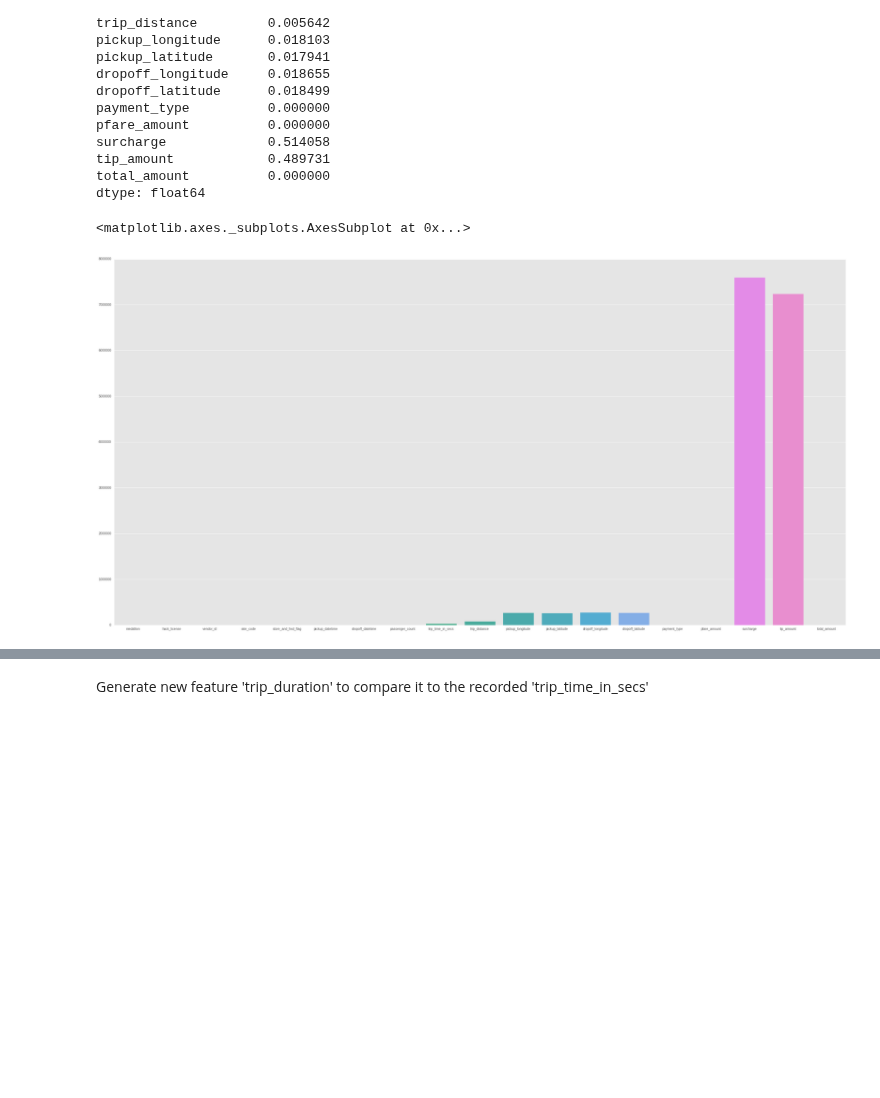
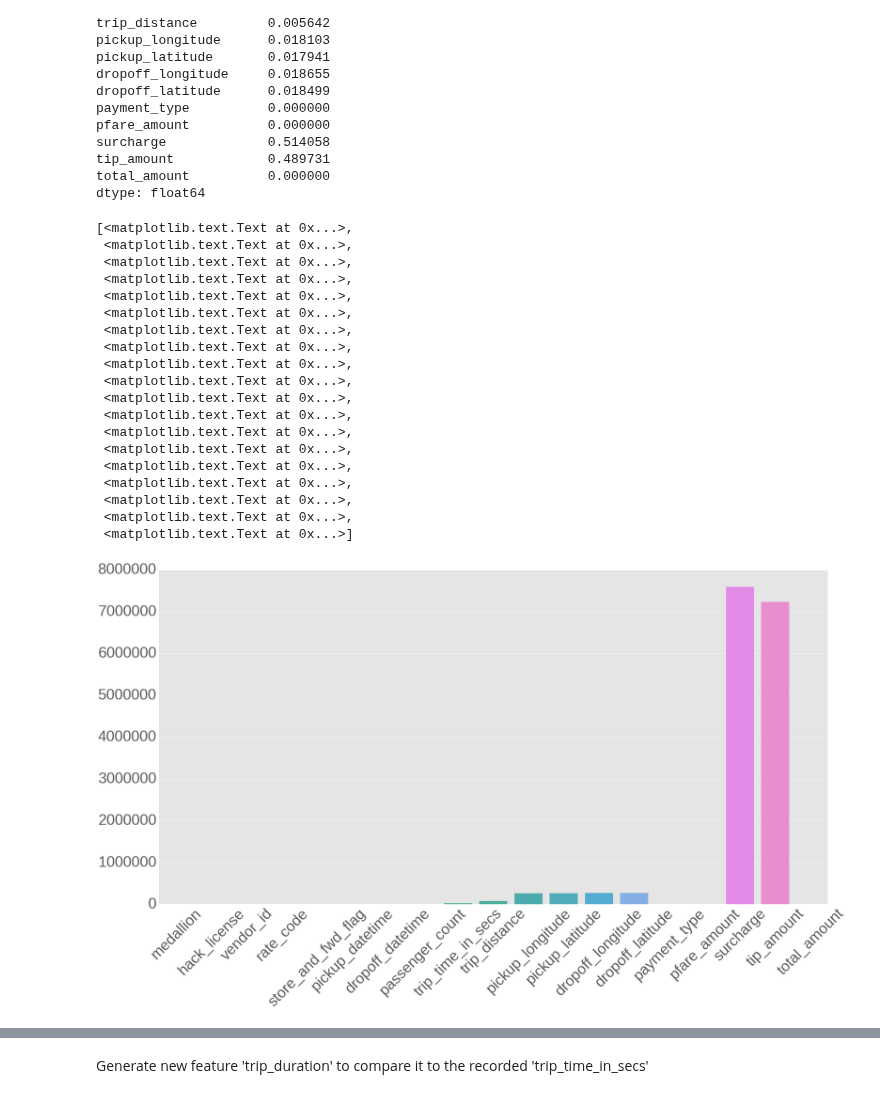
Before and after one commit to nikhase/nyc-taxi, a Jupyter notebook: monthlyDataAnalysis.ipynb, the cells around one changed output, grey strips where cells are left out. Cells and saved outputs as stored; diff of their text form; code cells hidden in the pictures; blank space fills up the shorter version.

```diff
--- a/monthlyDataAnalysis.ipynb
+++ b/monthlyDataAnalysis.ipynb
@@ -215,10 +215,30 @@ total_amount          0.000000
 dtype: float64
 # %%
 plt.figure(figsize=(40,20))
-sns.barplot(no_of_zeros.keys(), no_of_zeros.values) # only proof of concept
+sns.set_context('notebook',font_scale=5)
+seaplot = sns.barplot(no_of_zeros.keys(), no_of_zeros.values) # only proof of concept
+seaplot.set_xticklabels(seaplot.get_xticklabels(), rotation=45)
 # %% [output]
-<matplotlib.axes._subplots.AxesSubplot at 0x...>
+[<matplotlib.text.Text at 0x...>,
+ <matplotlib.text.Text at 0x...>,
+ <matplotlib.text.Text at 0x...>,
+ <matplotlib.text.Text at 0x...>,
+ <matplotlib.text.Text at 0x...>,
+ <matplotlib.text.Text at 0x...>,
+ <matplotlib.text.Text at 0x...>,
+ <matplotlib.text.Text at 0x...>,
+ <matplotlib.text.Text at 0x...>,
+ <matplotlib.text.Text at 0x...>,
+ <matplotlib.text.Text at 0x...>,
+ <matplotlib.text.Text at 0x...>,
+ <matplotlib.text.Text at 0x...>,
+ <matplotlib.text.Text at 0x...>,
+ <matplotlib.text.Text at 0x...>,
+ <matplotlib.text.Text at 0x...>,
+ <matplotlib.text.Text at 0x...>,
+ <matplotlib.text.Text at 0x...>,
+ <matplotlib.text.Text at 0x...>]
-[figure, old version]
+[figure, new version]
 # %%
 #plt.bar(taxidata.medallion.value_counts, height=1)
 # plt.bar(np.arange(2) ,(len(pd.unique(taxidata.medallion)), len(pd.unique(taxidata.hack_license)))) # works
```
Also changed, not shown: parts of 45 cells of this notebook.
